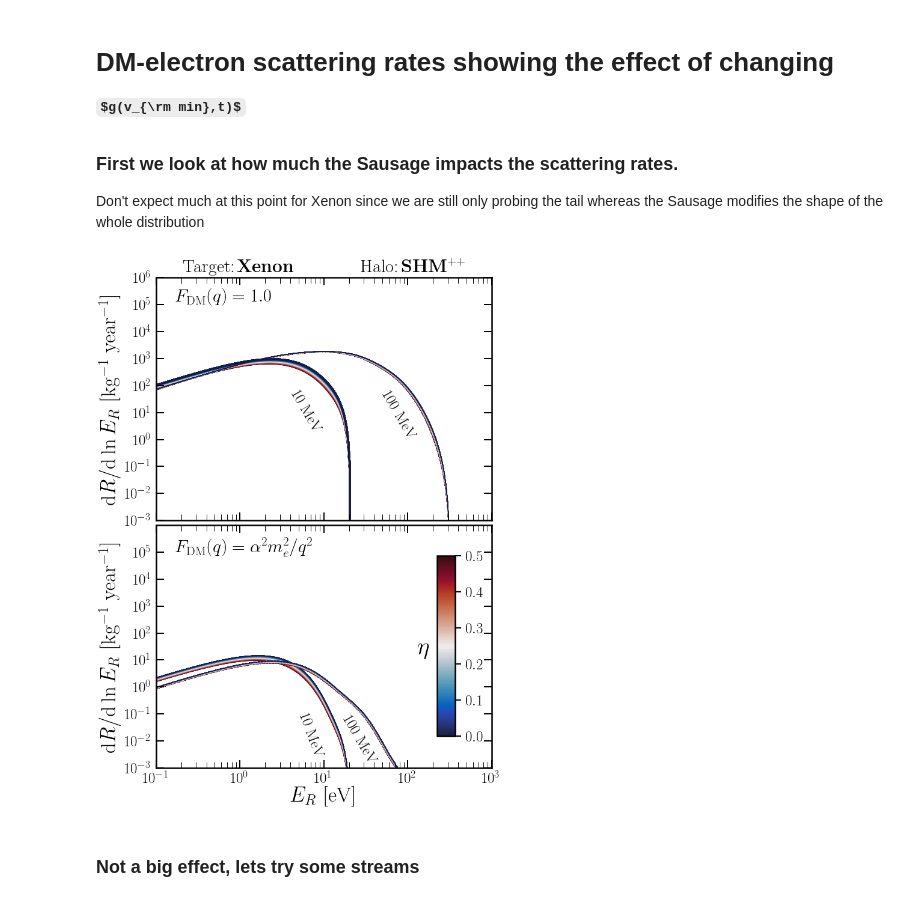
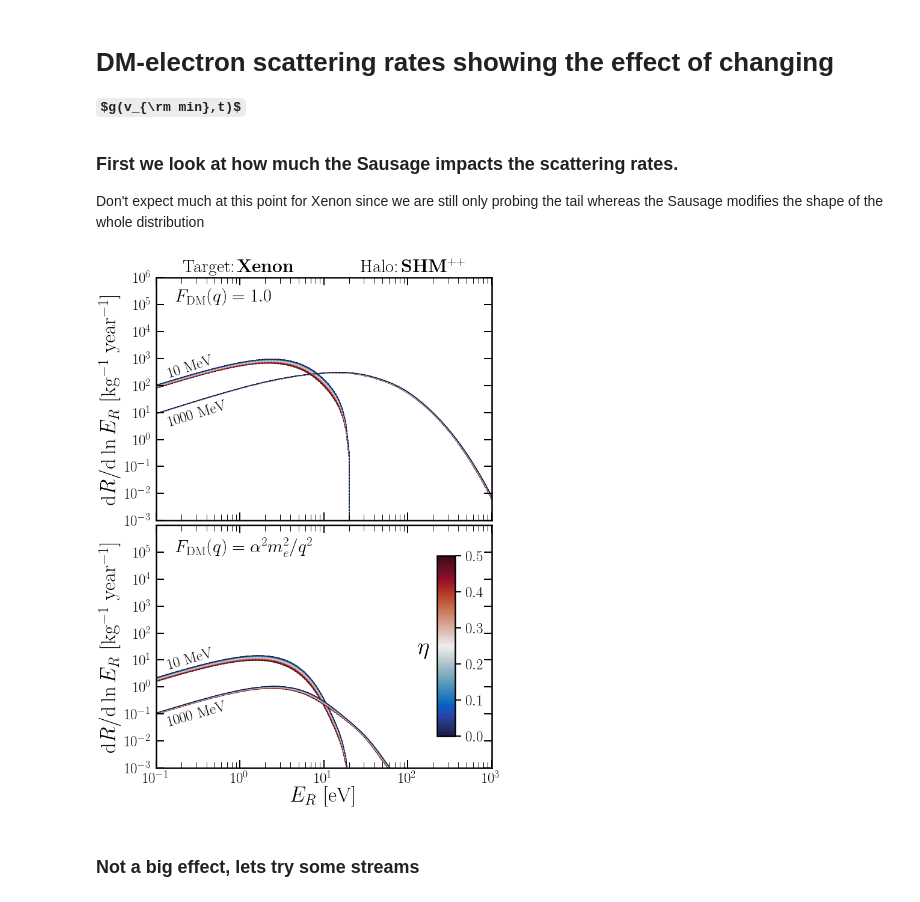
Before and after one commit to anirbandas89/DarkElectronRecoils, a Jupyter notebook: notebooks/DMRates_vsAstro.ipynb, the cells around one changed output. Drawn from its saved outputs; the diff is of its cells as text; code cells hidden in the pictures; some formulas as TeX source.

```diff
--- a/notebooks/DMRates_vsAstro.ipynb
+++ b/notebooks/DMRates_vsAstro.ipynb
@@ -73,26 +75,18 @@ ax2.set_xlabel(xlab2,fontsize=lfs)
 
 
 # PLOT:
+neta = 10
+eta_vals = linspace(0.0,0.5,neta)
 x = E_r_vals*1000.0
-neta = 100
-eta_vals = linspace(0.0,0.5,neta)
-dRdlnE_100_Light = zeros(shape=(neta,ne))
-dRdlnE_10_Light = zeros(shape=(neta,ne))
-dRdlnE_100_Heavy = zeros(shape=(neta,ne))
-dRdlnE_10_Heavy = zeros(shape=(neta,ne))
 col = cmocean.cm.balance(linspace(0,1,neta))
-
-for i in range(0,neta):
-    dRdlnE_100_Light[i,:] = (1-eta_vals[i])*R100_L0 + eta_vals[i]*R100_L1
-    dRdlnE_10_Light[i,:] = (1-eta_vals[i])*R10_L0 + eta_vals[i]*R10_L1
-    dRdlnE_100_Heavy[i,:] = (1-eta_vals[i])*R100_H0 + eta_vals[i]*R100_H1
-    dRdlnE_10_Heavy[i,:] = (1-eta_vals[i])*R10_H0 + eta_vals[i]*R10_H1
-
-for i in flipud(range(0,neta)):
-    ax1.fill_between(x,dRdlnE_100_Heavy[i,:],y2=dRdlnE_100_Heavy[0,:],linestyle='--',color=col[i,:],lw=1)
-    ax1.fill_between(x,dRdlnE_10_Heavy[i,:],y2=dRdlnE_10_Heavy[0,:],color=col[i,:],lw=3)
-    ax2.fill_between(x,dRdlnE_100_Light[i,:],y2=dRdlnE_100_Light[0,:],linestyle='--',color=col[i,:],lw=1,zorder=-1)
-    ax2.fill_between(x,dRdlnE_10_Light[i,:],y2=dRdlnE_10_Light[0,:],color=col[i,:],lw=1,zorder=-2)
+for mi in range(0,nm):
+    y0_H = R0_H[:,mi]
+    y0_L = R0_L[:,mi]
+    for i in flipud(range(0,neta)):
+        y_L = (1-eta_vals[i])*R0_L[:,mi] + eta_vals[i]*R1_L[:,mi]
+        y_H = (1-eta_vals[i])*R0_H[:,mi] + eta_vals[i]*R1_H[:,mi]
+        ax1.fill_between(x,y_H,y2=y0_H,linestyle='--',color=col[i,:],lw=1)
+        ax2.fill_between(x,y_L,y2=y0_L,linestyle='--',color=col[i,:],lw=1,zorder=-1)
 
 # Tweak ranges on show
 ax1.set_xscale('log')
@@ -105,38 +99,38 @@ ax2.set_yscale('log')
 ax2.set_xlim([0.1,1.0e3])
 ax2.set_ylim([1.0e-3,1.0e6])
 ax1.set_yticks(10.0**arange(-3,7))
 ax2.set_yticks(10.0**arange(-3,6))
 
 # Labels
-plt.gcf().text(0.43,0.64,r'10 MeV',fontsize=25,rotation=-60)
-plt.gcf().text(0.64,0.63,r'100 MeV',fontsize=25,rotation=-60)
-plt.gcf().text(0.45,0.14,r'10 MeV',fontsize=25,rotation=-70)
-plt.gcf().text(0.55,0.13,r'100 MeV',fontsize=25,rotation=-60)
+plt.gcf().text(0.15,0.725,str(int(m[0]))+r' MeV',fontsize=25,rotation=18)
+plt.gcf().text(0.15,0.65,str(int(m[1]))+r' MeV',fontsize=25,rotation=17)
+plt.gcf().text(0.15,0.276,str(int(m[0]))+r' MeV',fontsize=25,rotation=16)
+plt.gcf().text(0.15,0.188,str(int(m[1]))+r' MeV',fontsize=25,rotation=16)
 plt.gcf().text(0.17,0.84,r'$F_{\rm DM}(q) = 1.0$',fontsize=30)
 plt.gcf().text(0.17,0.45,r'$F_{\rm DM}(q) = \alpha^2 m^2_e/q^2$',fontsize=30)
 ax1.set_title(r'Target:\,{\bf Xenon}\quad\quad\quad\quad Halo:\,{\bf SHM}$^{++}$',fontsize=30,pad=10)
 
 # Custom colorbar
 import matplotlib as mpl
 from mpl_toolkits.axes_grid1.inset_locator import inset_axes
 cbaxes = inset_axes(ax1, width="15%", height="30%", bbox_to_anchor=[400, -500, 200, 1000])
 norm = mpl.colors.Normalize(vmin=0,vmax=eta_vals[-1])
 sm = plt.cm.ScalarMappable(cmap=cmocean.cm.balance, norm=norm)
 sm.set_array([])
 plt.colorbar(sm,cax=cbaxes,ticks=arange(0.0,eta_vals[-1]+0.1,0.1),boundaries=linspace(0.0,eta_vals[-1],100),orientation='vertical')
 f = plt.gcf().get_children()
 cbar = f[3]
 cbar.tick_params(labelsize=25)
 cbar.tick_params(which='major',direction='out',width=2,length=10,right=True,top=False,pad=7)
 cbar.tick_params(which='minor',direction='out',width=2,length=7,right=True,top=False)
 plt.gcf().text(0.73,0.3,r'$\eta$',fontsize=40,color='k')
 
 
 plt.show()
 fig.savefig('../plots/DMRates_Xe_SHMpp.pdf',bbox_inches='tight')
 fig.savefig('../plots/plots_png/DMRates_Xe_SHMpp.png',bbox_inches='tight')
 # %% [output]
-[figure, old version]
+[figure, new version]
 # %% [markdown]
 ### Not a big effect, lets try some streams
 # %% [markdown]
```
Also changed, not shown: parts of 9 cells of this notebook, 9 other files.
